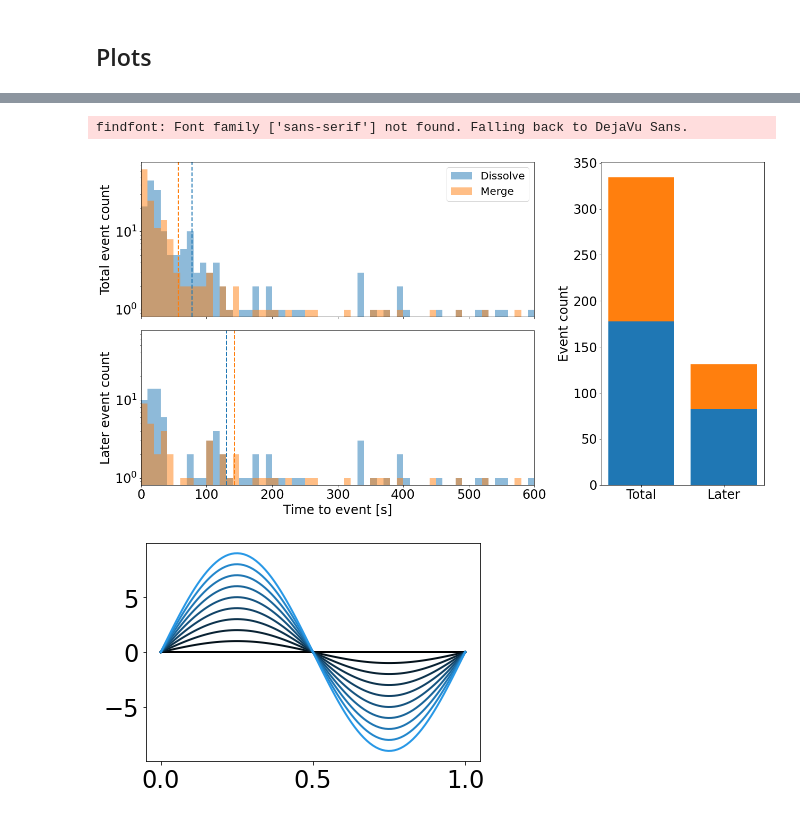
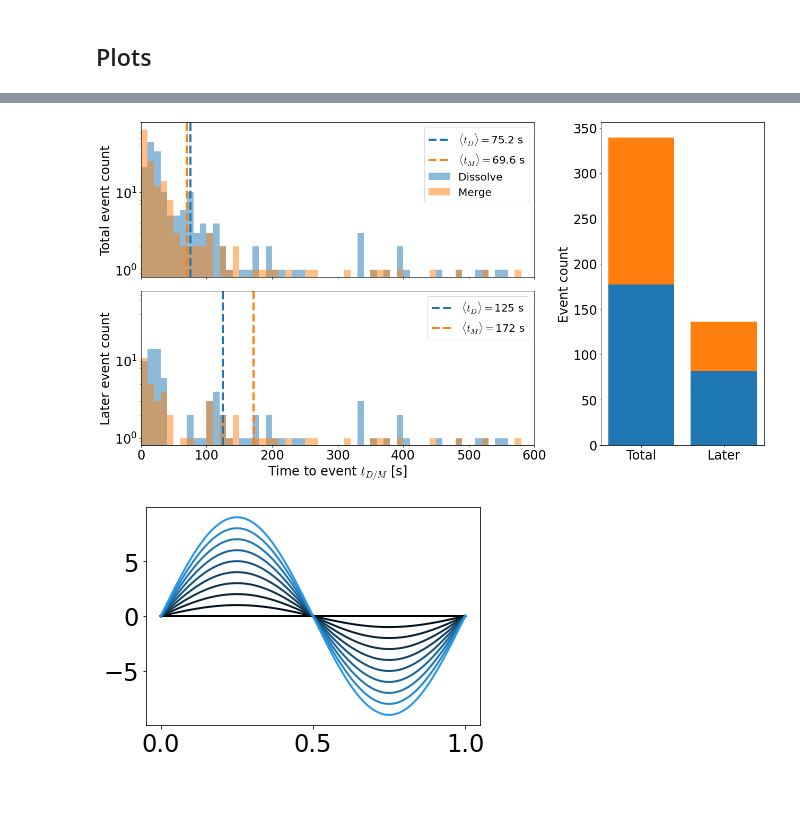
Before and after one commit to palladio11/aLENS_analysis, a Jupyter notebook: notebooks/chromatin_notebooks/Dyn_cond_figs/Figure3.ipynb, the cells around one changed output, grey strips where cells are left out. Saved outputs shown, nothing was run; the diff lists cells and outputs as text; code cells hidden in the pictures.

```diff
--- a/notebooks/chromatin_notebooks/Dyn_cond_figs/Figure3.ipynb
+++ b/notebooks/chromatin_notebooks/Dyn_cond_figs/Figure3.ipynb
@@ -389,7 +463,7 @@ for sd in sim_path.glob('s*'):
     for tree in trees:
         if len(tree.clusters) < 2*min_length:
             continue
-        if tree.clusters[0].time < end_time > min_time:
+        if tree.clusters[0].time < end_time and tree.clusters[0].time > min_time:
             mb = tree.get_main_clust_branch()
             dissolve_lifetime_total_list += [mb[0].time-mb[-1].time]
         branch_roots = tree.get_branch_roots()
@@ -411,42 +485,46 @@ for sd in sim_path.glob('s*'):
 # %%
 
 gs = gridspec.GridSpec(2, 3)
 
 fig = plt.figure(figsize=(18, 10))
 axarr = [fig.add_subplot(gs[0, 0:2])]
 
 fig.subplots_adjust(hspace=0.1, wspace=0.7)
 axarr += [fig.add_subplot(gs[1, :2], sharex=axarr[0], sharey=axarr[0]), fig.add_subplot(gs[:, 2:])]
 
 _ = axarr[0].hist(dissolve_lifetime_total_list, bins=60, label='Dissolve', alpha=.5, range=(0, 600))
 _ = axarr[0].hist(merge_lifetime_total_list, bins=60, label='Merge', alpha=.5, range=(0, 600))
-_ = axarr[0].axvline(np.mean(dissolve_lifetime_total_list), color='C0', linestyle='--')
-_ = axarr[0].axvline(np.mean(merge_lifetime_total_list), color='C1', linestyle='--')
+_ = axarr[0].axvline(np.mean(dissolve_lifetime_total_list), color='tab:blue', linestyle='--', linewidth=4,
+                        label=convert_e_to_x10n(rf'$\langle t_D \rangle = ${np.mean(dissolve_lifetime_total_list):.3g} s'))
+_ = axarr[0].axvline(np.mean(merge_lifetime_total_list), color='tab:orange', linestyle='--', linewidth=4,
+                        label=convert_e_to_x10n(rf'$\langle t_M \rangle = ${np.mean(merge_lifetime_total_list):.3g} s'))
 _ = axarr[0].legend()
 _ = axarr[0].set_yscale('log')
 _ = axarr[0].set_ylabel('Total event count')
 _ = axarr[0].set_xlim(0, 600)
 
 
 _ = axarr[1].set_ylabel('Later event count')
-_ = axarr[1].hist(dissolve_lifetime_later_list, bins=60, label='Dissolve', alpha=.5, range=(0, 600))
-_ = axarr[1].hist(merge_lifetime_later_list, bins=60, label='Merge', alpha=.5, range=(0, 600))
-_ = axarr[1].axvline(np.mean(dissolve_lifetime_later_list), color='C0', linestyle='--')
-_ = axarr[1].axvline(np.mean(merge_lifetime_later_list), color='C1', linestyle='--')
-_ = axarr[1].set_xlabel('Time to event [s]')
+_ = axarr[1].hist(dissolve_lifetime_later_list, bins=60, alpha=.5, range=(0, 600))
+_ = axarr[1].hist(merge_lifetime_later_list, bins=60, alpha=.5, range=(0, 600))
+_ = axarr[1].axvline(np.mean(dissolve_lifetime_later_list), color='tab:blue', linestyle='--', linewidth=4,
+                        label=convert_e_to_x10n(rf'$\langle t_D \rangle = ${np.mean(dissolve_lifetime_later_list):.3g} s'))
+_ = axarr[1].axvline(np.mean(merge_lifetime_later_list), color='tab:orange', linestyle='--', linewidth=4,
+                        label=convert_e_to_x10n(rf'$\langle t_M \rangle = ${np.mean(merge_lifetime_later_list):.3g} s'))
+_ = axarr[1].set_xlabel('Time to event $t_{D/M}$ [s]')
+_ = axarr[1].legend()
 
 _ = axarr[2].bar(['Total', 'Later'], [np.size(dissolve_lifetime_total_list), np.size(dissolve_lifetime_later_list)], color=['tab:blue', 'tab:blue'])
 _ = axarr[2].bar(['Total', 'Later'], [np.size(merge_lifetime_total_list), np.size(merge_lifetime_later_list)], bottom=[np.size(dissolve_lifetime_total_list), np.size(dissolve_lifetime_later_list)], color=['tab:orange', 'tab:orange'])
 _ = axarr[2].set_ylabel('Event count')
 
 _ = plt.setp(axarr[0].get_xticklabels(), visible=False)
 # axarr[0].label_outer()
 fig.tight_layout()
 
 fig.savefig('Figure3/lifetime_histograms.png', dpi=600, bbox_inches='tight')
 # %% [output]
-findfont: Font family ['sans-serif'] not found. Falling back to DejaVu Sans.
-[figure, old version]
+[figure, new version]
 # %%
 import matplotlib.colors as mcolors
 
```
Also changed, not shown: parts of 3 cells of this notebook, 8 other files.
